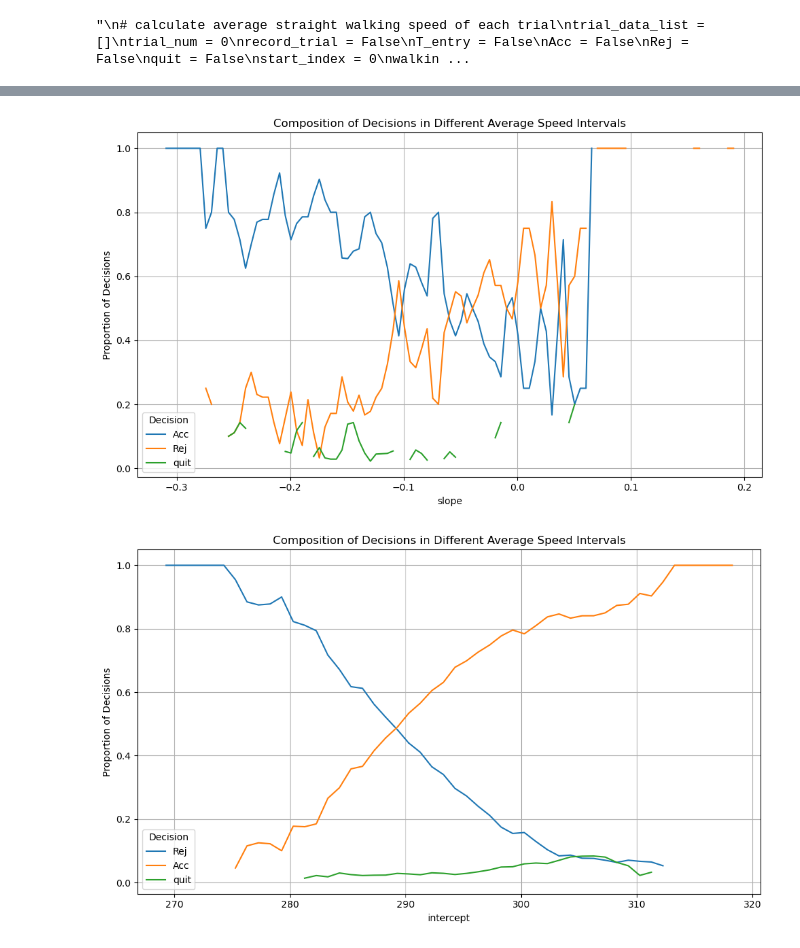
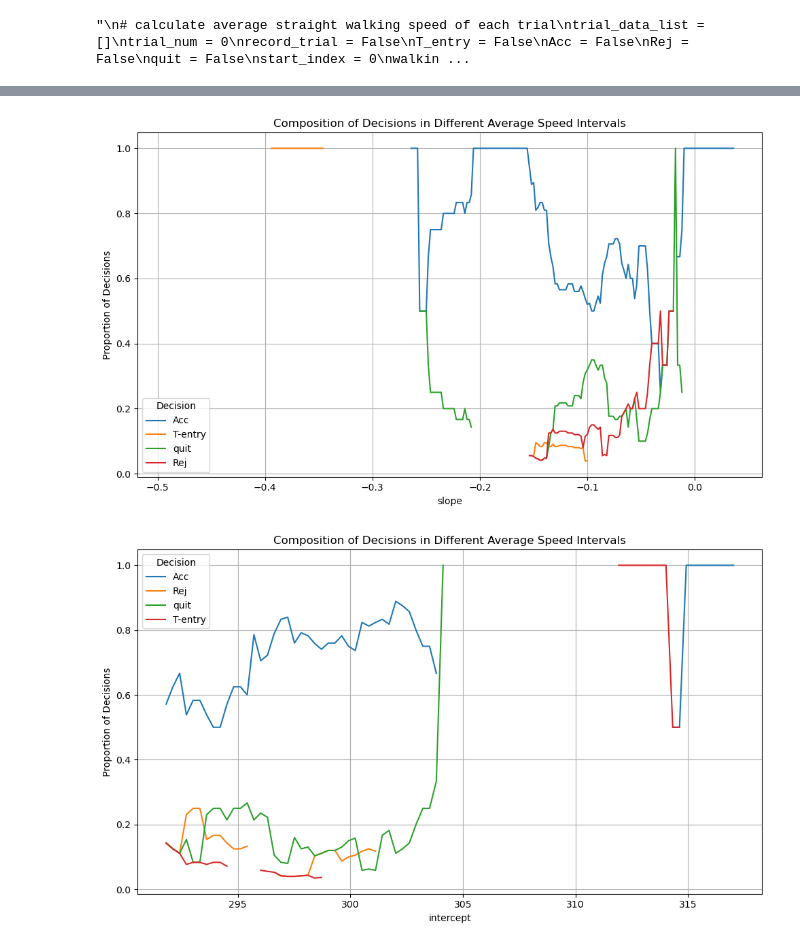
Before and after one commit to Yang2hang/RR_Pose_analysis, a Jupyter notebook: data_analysis/main.ipynb, the cells around one changed output, grey strips where cells are left out. Drawn from its saved outputs; the diff is of its cells as text; code cells hidden in the pictures.

```diff
--- a/data_analysis/main.ipynb
+++ b/data_analysis/main.ipynb
@@ -36,0 +20,10 @@ df.describe()
+# %%
+dataframes = []
+
+for filename in os.listdir(csv_folder):
+    if filename.startswith(f'{animal}_{session}') and filename.endswith('_time.csv'):
+        file_path = os.path.join(csv_folder, filename)
+        df = pd.read_csv(file_path, index_col=0)
+        dataframes.append(df)
+
+combined_df = pd.concat(dataframes, ignore_index=True)
@@ -130,13 +165,3 @@ plt.show()
 '''
 # %% [output]
 '\n# Extracting the data to be analyzed\ndata = df[\'Head yCoordinates\']\n\n# Detecting peaks\npeaks, _ = find_peaks(data)\n\n# Extracting peak values\npeak_values = data[peaks]\n\n# Plotting the dat ...
-# %%
-# Smooth the data
-columns_to_smooth = [
-    'warped Head x', 'warped Head y',
-    'warped Neck x', 'warped Neck y',
-    'warped Torso x', 'warped Torso y',
-    'warped Tailhead x', 'warped Tailhead y'
-]
-
-smoothed_df = smooth_data(df, columns_to_smooth)
@@ -152,17 +167,0 @@ smoothed_df.head()
-# %%
-start_frame, stop_frame = 0000, 7000
-head_x = smoothed_df['warped Head x'][start_frame:stop_frame]
-head_y = smoothed_df['warped Head y'][start_frame:stop_frame]
-
-plt.figure(figsize=(10, 6))
-plt.plot(head_x, head_y, linestyle='-', linewidth=0.5, label='Head Track')
-plt.xlabel('Head x')
-plt.ylabel('Head y')
-plt.title('Track of Head')
-plt.legend()
-plt.grid(True)
-
-# Invert y-axis to match the video coordinate system
-plt.gca().invert_yaxis()
-
-plt.show()
@@ -380,7 +329,7 @@ def get_trial_profile(df, speed_threshold=500, length_threshold=12, coord_length
 
     return final_df
 # %%
-straight_walking_speed_profiles = get_trial_profile(acceleration_df)
+straight_walking_speed_profiles = get_trial_profile(combined_df)
 #plot_straight_walking_speed(straight_walking_speed_list[:50])
 # %%
 straight_walking_speed_profiles.head()
@@ -705,8 +654,8 @@ straight_walking_speed_profiles.describe()
 # %%
-plot_decision_composition(straight_walking_speed_profiles, column='slope', window_size=0.01, step_size=0.005)
+plot_decision_composition(straight_walking_speed_profiles, column='slope', window_size=0.05, step_size=0.002)
 # %% [output]
-[figure, old version]
+[figure, new version]
 # %%
-plot_decision_composition(straight_walking_speed_profiles, column='intercept', window_size=10, step_size=1)
+plot_decision_composition(straight_walking_speed_profiles, column='intercept', window_size=3, step_size=0.3)
 # %% [output]
-[figure, old version]
+[figure, new version]
```
Also changed, not shown: parts of 20 cells of this notebook, 4 other files.
